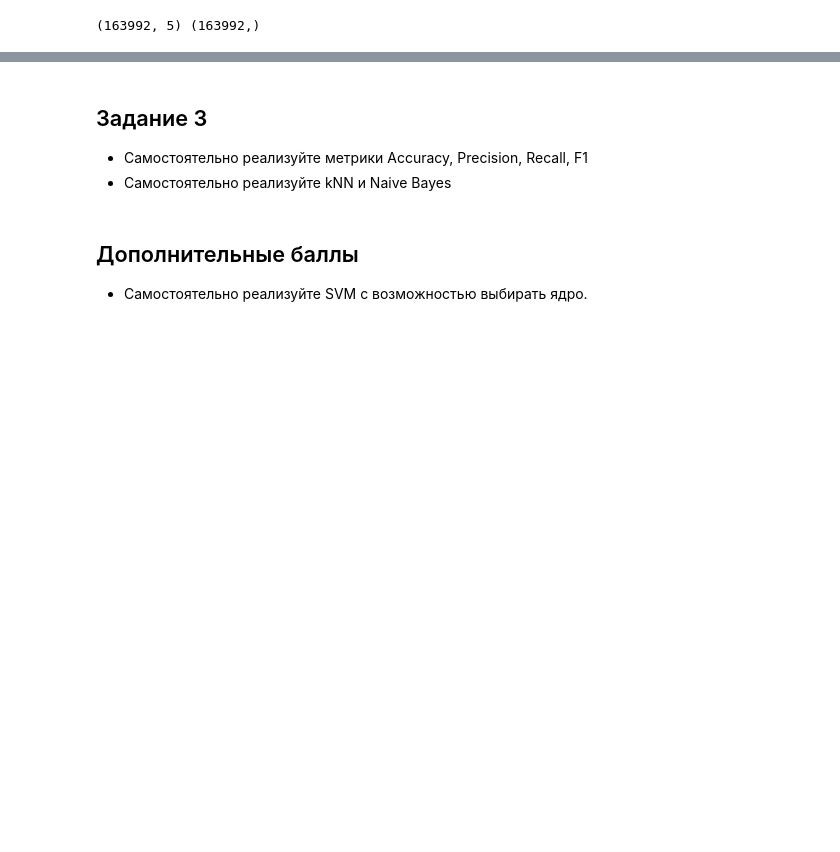
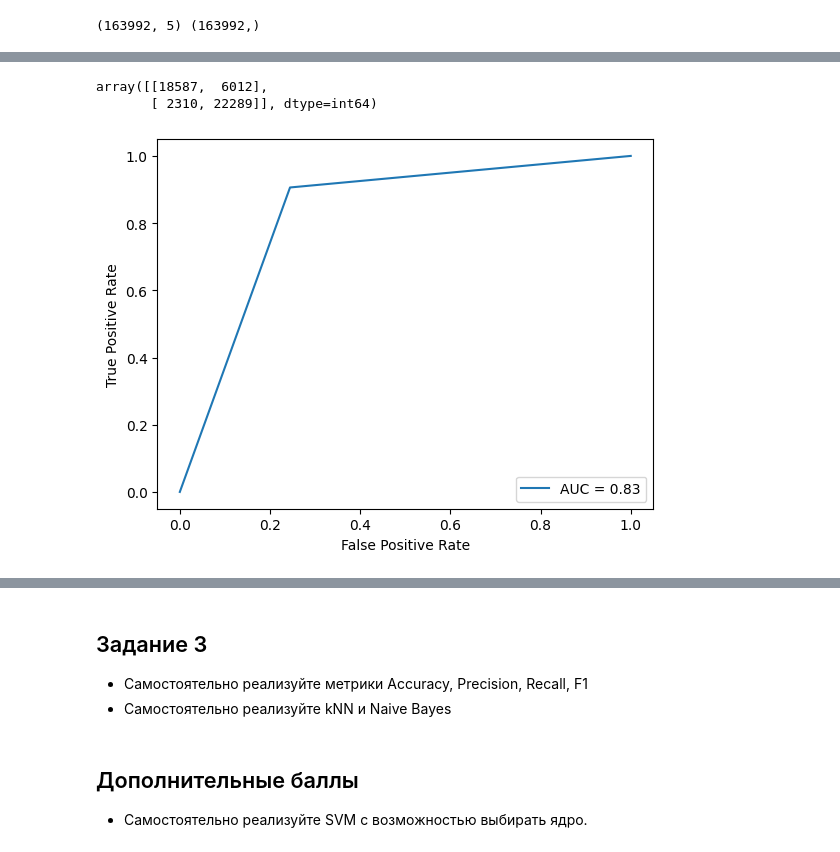
Before and after one commit to IvanBugaenko/MachineLearning-Labs, a Jupyter notebook: notebooks/2.ipynb, the cells around one changed output, grey strips where cells are left out. Saved outputs shown, nothing was run; the diff lists cells and outputs as text; code cells hidden in the pictures; blank space fills up the shorter version.

```diff
--- a/notebooks/2.ipynb
+++ b/notebooks/2.ipynb
@@ -167,0 +211,5 @@ array([[20335,  4264],
+# %%
+gnb = GaussianNB()
+gnb.fit(X_train, y_train)
+y_pred = gnb.predict(X_test)
+print(classification_report(y_test, y_pred))
@@ -167,0 +225,23 @@ array([[20335,  4264],
+# %%
+confusion_matrix(y_test, y_pred)
+# %% [output]
+array([[18587,  6012],
+       [ 2310, 22289]], dtype=int64)
+# %%
+import matplotlib.pyplot as plt
+from sklearn.metrics import RocCurveDisplay, roc_curve, auc
+
+fpr, tpr, thresholds = roc_curve(y_test, y_pred)
+roc_auc = auc(fpr, tpr)
+
+display = RocCurveDisplay(
+    fpr=fpr,
+    tpr=tpr,
+    roc_auc=roc_auc
+)
+
+display.plot()
+
+plt.show()
+# %% [output]
+[figure, added]
```
Also changed, not shown: parts of 15 cells of this notebook, 2 other files.
